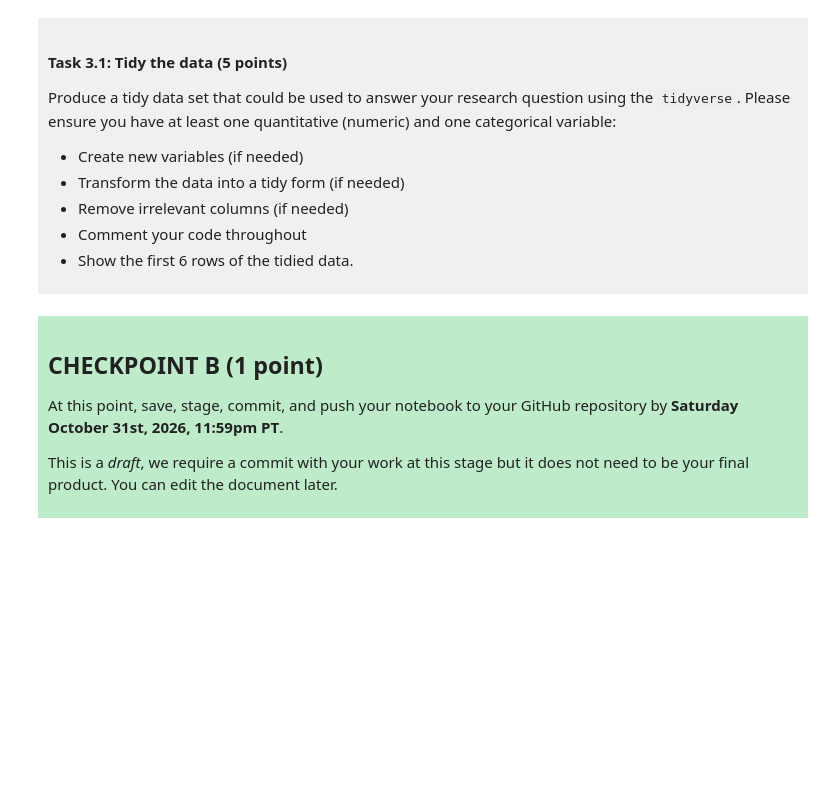
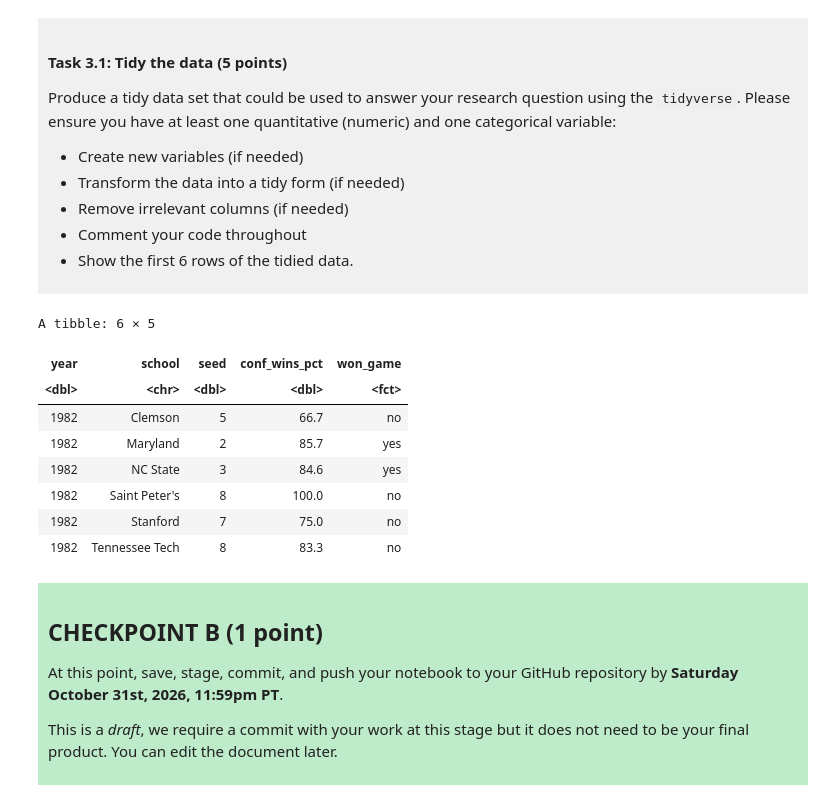
Before and after one commit to lierple/dsci-100-project-lier-peng, a Jupyter notebook: dsci-100-project-notebook.ipynb, the cells around one changed output. Drawn from its saved outputs; the diff is of its cells as text; code cells hidden in the pictures; blank space fills up the shorter version.

```diff
--- a/dsci-100-project-notebook.ipynb
+++ b/dsci-100-project-notebook.ipynb
@@ -189,7 +217,23 @@ Produce a tidy data set that could be used to answer your research question usin
 
 </div>
 # %%
-### EDIT THIS CODE CELL ###
+basketball_tidy <- basketball_data |>
+  select(year, school, seed, conf_wins_pct, tourney_wins) |>
+  drop_na(seed, conf_wins_pct, tourney_wins) |>
+  mutate(won_game = as_factor(if_else(tourney_wins >= 1, "yes", "no"))) |>
+  select(-tourney_wins)
+
+head(basketball_tidy, 6)
+# %% [output]
+A tibble: 6 × 5
+| year | school | seed | conf_wins_pct | won_game |
+| <dbl> | <chr> | <dbl> | <dbl> | <fct> |
+| 1982 | Clemson | 5 | 66.7 | no |
+| 1982 | Maryland | 2 | 85.7 | yes |
+| 1982 | NC State | 3 | 84.6 | yes |
+| 1982 | Saint Peter's | 8 | 100.0 | no |
+| 1982 | Stanford | 7 | 75.0 | no |
+| 1982 | Tennessee Tech | 8 | 83.3 | no |
 # %% [markdown]
 <div style="background-color: #beebca; padding: 10px;">
 
```
Also changed, not shown: parts of 4 cells of this notebook.
